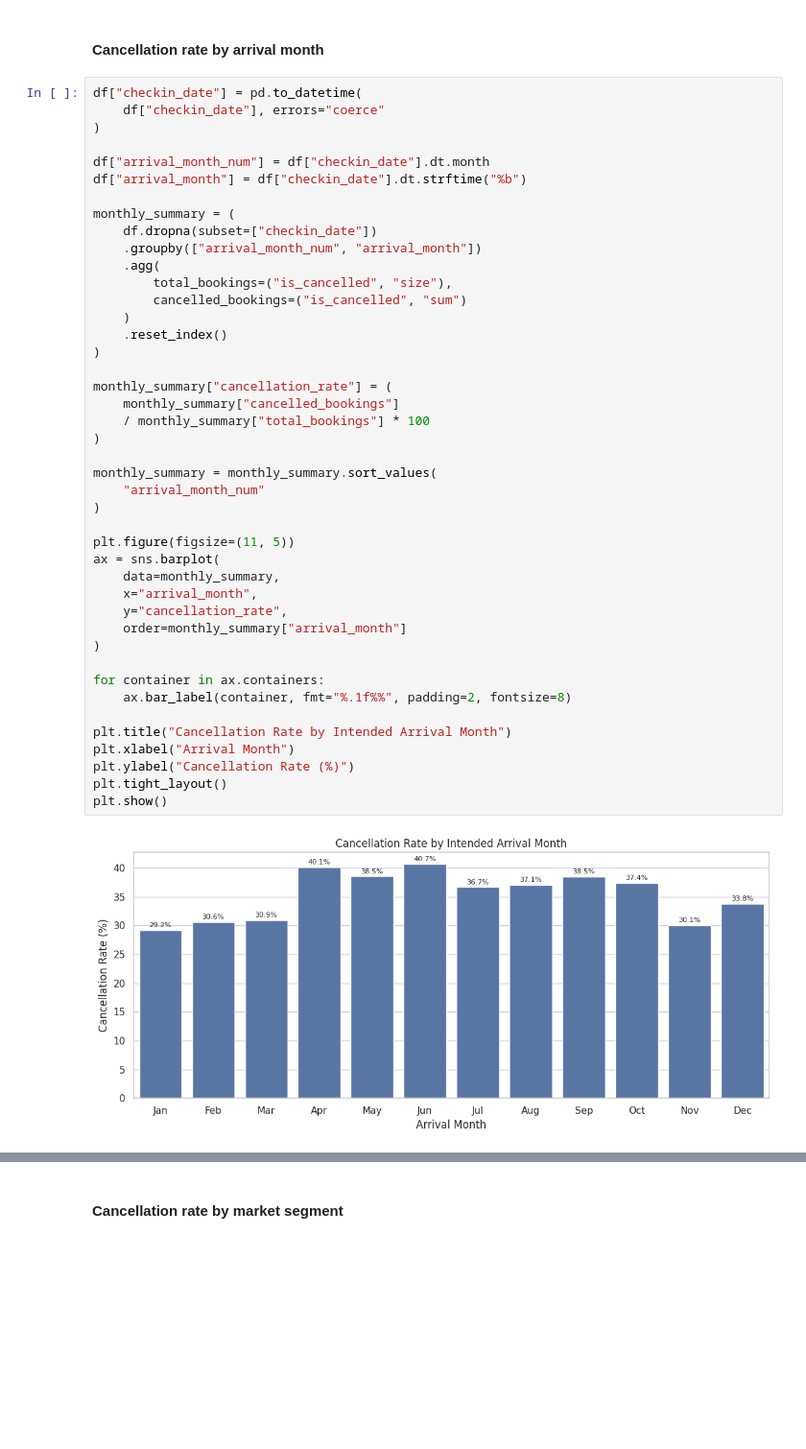
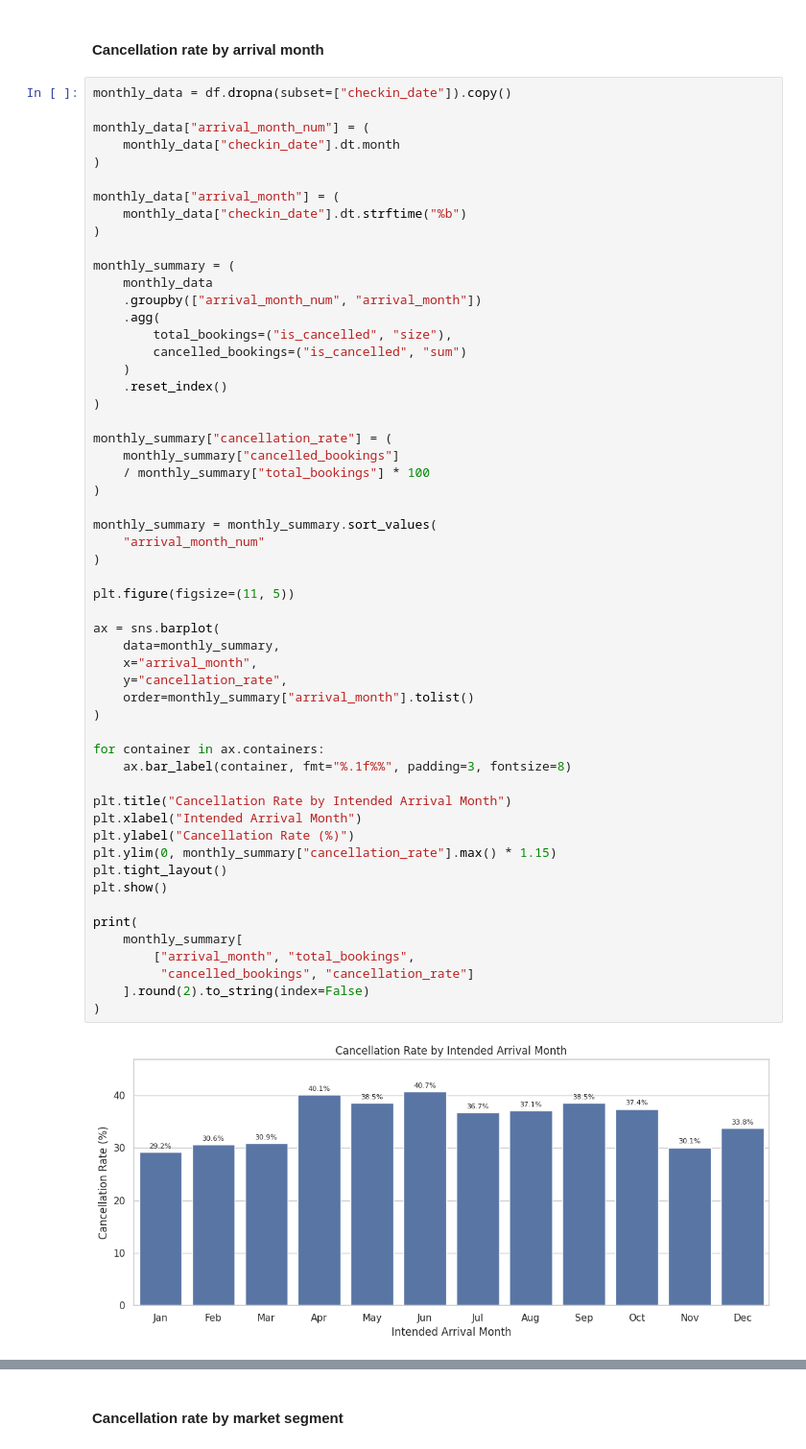
Before and after one commit to elsiejy/Capstone, a Jupyter notebook: Capstone_Hotel_Bookings.ipynb, the cells around one changed output, grey strips where cells are left out. Shown at 96% size. Saved outputs shown, nothing was run; the diff lists cells and outputs as text; blank space fills up the shorter version.

```diff
--- a/Capstone_Hotel_Bookings.ipynb
+++ b/Capstone_Hotel_Bookings.ipynb
@@ -881,47 +892,59 @@ print(hotel_summary.round(2))
 # %% [markdown]
 #### Cancellation rate by arrival month
 # %%
-df["checkin_date"] = pd.to_datetime(
-    df["checkin_date"], errors="coerce"
+monthly_data = df.dropna(subset=["checkin_date"]).copy()
+
+monthly_data["arrival_month_num"] = (
+    monthly_data["checkin_date"].dt.month
 )
 
-df["arrival_month_num"] = df["checkin_date"].dt.month
-df["arrival_month"] = df["checkin_date"].dt.strftime("%b")
+monthly_data["arrival_month"] = (
+    monthly_data["checkin_date"].dt.strftime("%b")
+)
 
 monthly_summary = (
-    df.dropna(subset=["checkin_date"])
+    monthly_data
     .groupby(["arrival_month_num", "arrival_month"])
     .agg(
         total_bookings=("is_cancelled", "size"),
         cancelled_bookings=("is_cancelled", "sum")
     )
     .reset_index()
 )
 
 monthly_summary["cancellation_rate"] = (
     monthly_summary["cancelled_bookings"]
     / monthly_summary["total_bookings"] * 100
 )
 
 monthly_summary = monthly_summary.sort_values(
     "arrival_month_num"
 )
 
 plt.figure(figsize=(11, 5))
+
 ax = sns.barplot(
     data=monthly_summary,
     x="arrival_month",
     y="cancellation_rate",
-    order=monthly_summary["arrival_month"]
+    order=monthly_summary["arrival_month"].tolist()
 )
 
 for container in ax.containers:
-    ax.bar_label(container, fmt="%.1f%%", padding=2, fontsize=8)
+    ax.bar_label(container, fmt="%.1f%%", padding=3, fontsize=8)
 
 plt.title("Cancellation Rate by Intended Arrival Month")
-plt.xlabel("Arrival Month")
+plt.xlabel("Intended Arrival Month")
 plt.ylabel("Cancellation Rate (%)")
+plt.ylim(0, monthly_summary["cancellation_rate"].max() * 1.15)
 plt.tight_layout()
 plt.show()
+
+print(
+    monthly_summary[
+        ["arrival_month", "total_bookings",
+         "cancelled_bookings", "cancellation_rate"]
+    ].round(2).to_string(index=False)
+)
 # %% [output]
-[figure, old version]
+[figure, new version]
```
Also changed, not shown: parts of 9 cells of this notebook.
